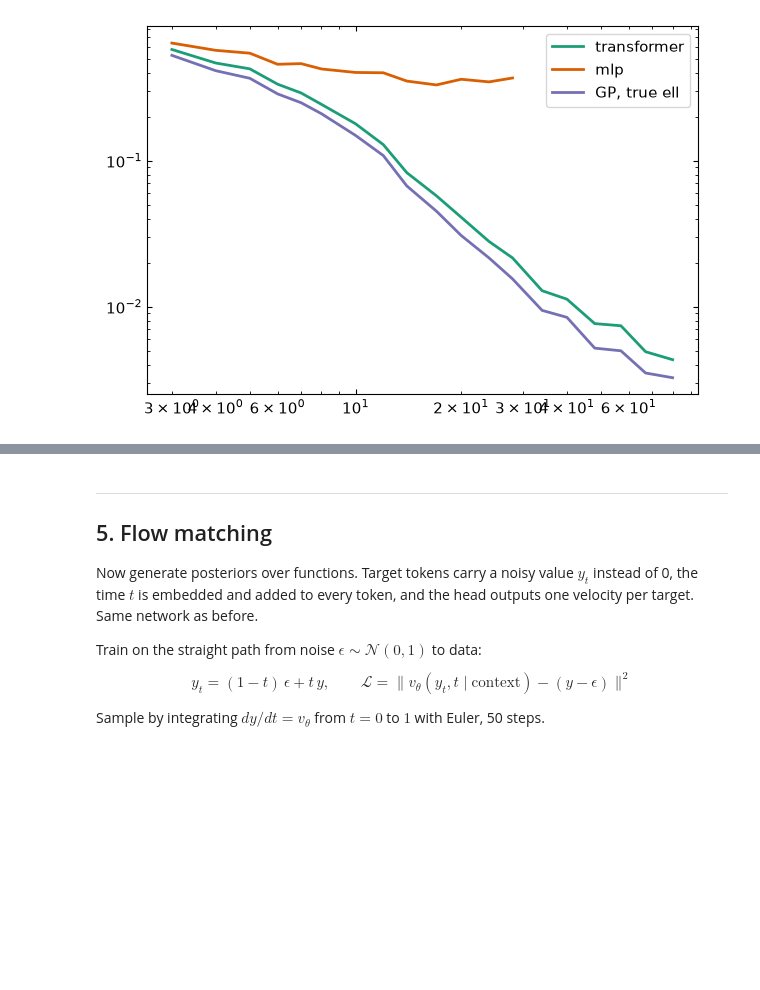
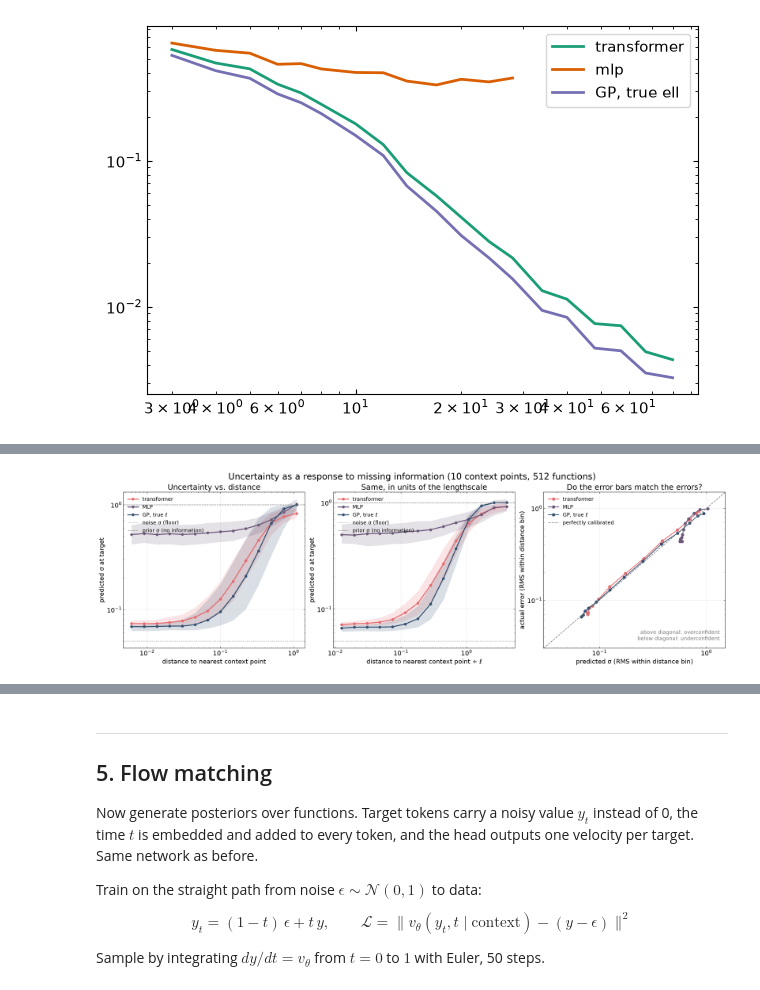
Before and after one commit to chrissellgren/ML_f26, a Jupyter notebook: lab2/lab2.ipynb, the cells around one changed output, grey strips where cells are left out. Cells and saved outputs as stored; diff of their text form; code cells hidden in the pictures; blank space fills up the shorter version.

```diff
--- a/lab2/lab2.ipynb
+++ b/lab2/lab2.ipynb
@@ -750,0 +884,88 @@ plt.legend()
+# %%
+# [Claude-generated] Predicted uncertainty vs. distance to the nearest context point.
+# 512 test functions with 10 context points each; every target gets a predicted σ from each model
+# (σ = exp(log_var / 2) for the networks, sqrt of the posterior variance for the GP) and its distance
+# to the closest context x. Lines are binned medians, bands the 25-75% range across targets.
+# Left: raw distance. Middle: distance in units of the function's lengthscale ℓ. For the GP,
+# uncertainty depends only on d/ℓ, so its curves collapse there; a network that has learned to
+# infer ℓ from the context should collapse too. Right: is the uncertainty honest? For each distance
+# bin, the typical predicted σ (RMS) against the actual RMS error; points on the diagonal mean
+# the model's error bars are the right size.
+SUNSET = {"dusk": "#355070", "plum": "#6d597a", "rose": "#b56576",
+          "coral": "#e56b6f", "peach": "#eaac8b", "gold": "#f6bd60"}
+
+n_ctx_u = 10
+xc_u, yc_u, xt_u, yt_u, ell_u = sample_tasks(jax.random.key(404), batch=512, n_ctx=n_ctx_u, n_tgt=N_TGT)
+
+mean_tr_u, logvar_tr_u = run_transformer(params, xc_u, yc_u, xt_u, yt_u)
+mean_mlp_u, logvar_mlp_u = run_mlp(params_mlp, xc_u, yc_u, xt_u, yt_u)
+mean_gp_u, cov_gp_u = gp_posterior(xc_u, yc_u, xt_u, ell_u)
+
+dist = np.asarray(jnp.min(jnp.abs(xt_u[:, :, None] - xc_u[:, None, :]), axis=-1)).ravel()  # (512*32,)
+dist_ell = dist / np.repeat(np.asarray(ell_u), N_TGT)
+models = {
+    "transformer": (mean_tr_u, np.exp(0.5 * np.asarray(logvar_tr_u)), SUNSET["coral"]),
+    "MLP": (mean_mlp_u, np.exp(0.5 * np.asarray(logvar_mlp_u)), SUNSET["plum"]),
+    "GP, true ℓ": (mean_gp_u, np.sqrt(np.asarray(jnp.diagonal(cov_gp_u, axis1=1, axis2=2))), SUNSET["dusk"]),
+}
+
+
+def binned_stats(x, y, bins, min_count=30):
+    """Center, median, 25th and 75th percentile of y in each x-bin with enough points."""
+    idx = np.digitize(x, bins) - 1
+    rows = [(np.sqrt(bins[i] * bins[i + 1]), *np.percentile(y[idx == i], [50, 25, 75]))
+            for i in range(len(bins) - 1) if np.sum(idx == i) >= min_count]
+    return np.array(rows).T
+
+
+dist_bins = np.geomspace(5e-3, 2.0, 16)
+dist_ell_bins = np.geomspace(1e-2, 8.0, 16)
+
+with plt.rc_context({"font.size": 16}):
+    fig, (ax_d, ax_dl, ax_cal) = plt.subplots(1, 3, figsize=(22, 6.8), dpi=150, layout="constrained")
+    for name, (mean_m, std_m, color) in models.items():
+        std_flat = std_m.ravel()
+        abs_err = np.abs(np.asarray(mean_m - yt_u)).ravel()
+        for ax, d, bins in [(ax_d, dist, dist_bins), (ax_dl, dist_ell, dist_ell_bins)]:
+            c, med, lo, hi = binned_stats(d, std_flat, bins)
+            ax.fill_between(c, lo, hi, color=color, alpha=0.18, lw=0)
+            ax.plot(c, med, "o-", color=color, lw=2.5, ms=6, label=name)
+
+        # calibration: RMS predicted σ vs. RMS actual error, per raw-distance bin
+        idx = np.digitize(dist, dist_bins) - 1
+        keep = [i for i in range(len(dist_bins) - 1) if np.sum(idx == i) >= 30]
+        rms_sigma = [np.sqrt(np.mean(std_flat[idx == i] ** 2)) for i in keep]
+        rms_err = [np.sqrt(np.mean(abs_err[idx == i] ** 2)) for i in keep]
+        ax_cal.plot(rms_sigma, rms_err, "o-", color=color, lw=2, ms=7, label=name)
+
+    for ax in (ax_d, ax_dl):
+        ax.axhline(NOISE_STD, color="gray", lw=1.2, ls=":", label="noise σ (floor)")
+        ax.axhline(1.0, color="gray", lw=1.2, ls="--", label="prior σ (no information)")
+        ax.set_xscale("log")
+        ax.set_yscale("log")
+        ax.set_ylabel("predicted σ at target")
+    ax_d.set_xlabel("distance to nearest context point")
+    ax_d.set_title("Uncertainty vs. distance")
+    ax_dl.set_xlabel("distance to nearest context point ÷ ℓ")
+    ax_dl.set_title("Same, in units of the lengthscale")
+
+    lims = [0.03, 1.5]
+    ax_cal.plot(lims, lims, color="gray", lw=1.5, ls="--", label="perfectly calibrated")
+    ax_cal.set_xscale("log")
+    ax_cal.set_yscale("log")
+    ax_cal.set_xlim(lims)
+    ax_cal.set_ylim(lims)
+    ax_cal.set_xlabel("predicted σ (RMS within distance bin)")
+    ax_cal.set_ylabel("actual error (RMS within distance bin)")
+    ax_cal.set_title("Do the error bars match the errors?")
+    ax_cal.text(0.97, 0.04, "above diagonal: overconfident\nbelow diagonal: underconfident",
+                transform=ax_cal.transAxes, ha="right", va="bottom", fontsize=13, color="gray")
+
+    for ax in (ax_d, ax_dl, ax_cal):
+        ax.grid(alpha=0.3)
+        ax.legend(frameon=False, fontsize=13, loc="upper left")
+    fig.suptitle(f"Uncertainty as a response to missing information ({n_ctx_u} context points, 512 functions)",
+                 fontsize=22)
+    plt.show()
+# %% [output]
+[figure, added]
```
Also changed, not shown: parts of 8 cells of this notebook.
